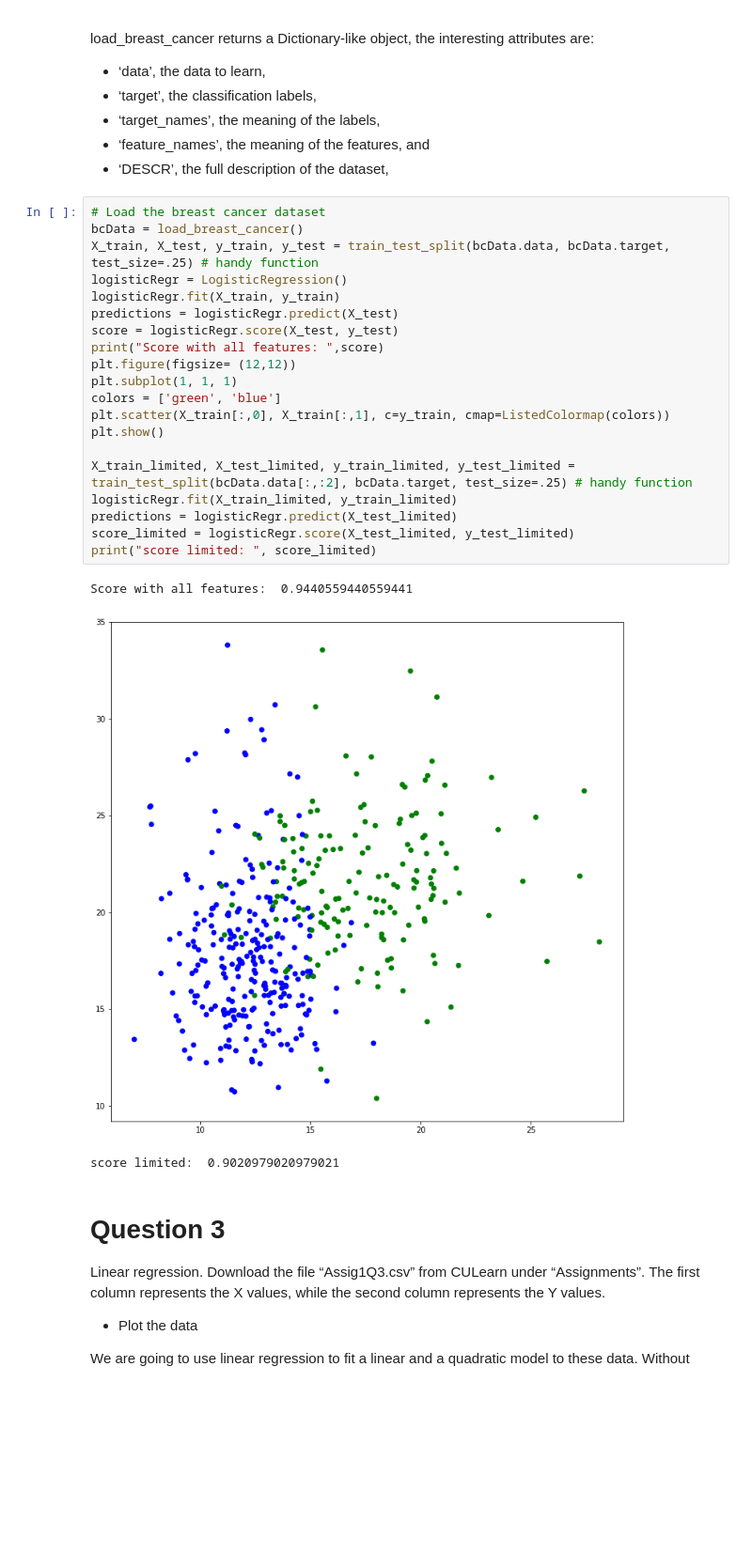
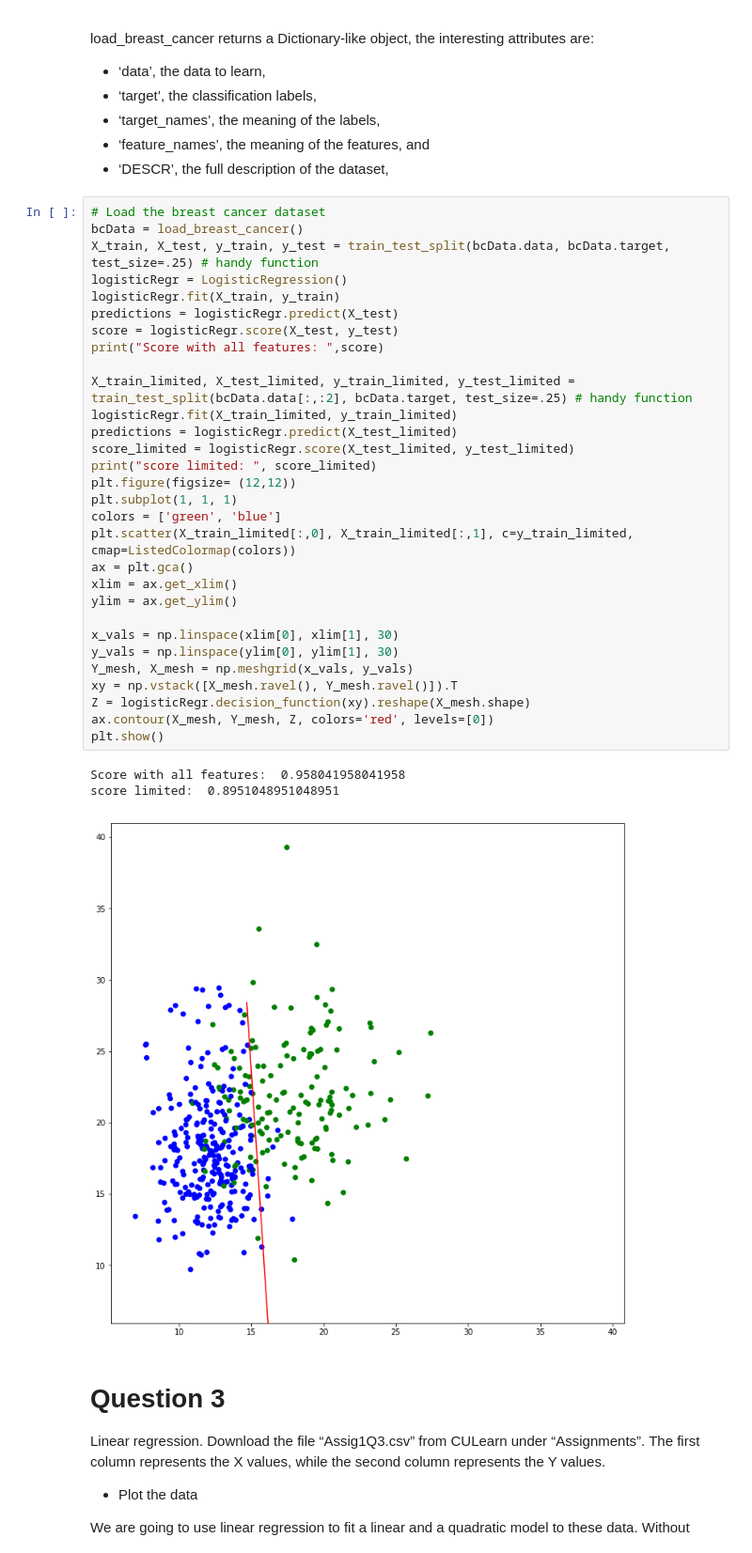
Before and after one commit to BrijPatel15/ML_Adventures, a Jupyter notebook: 1.ipynb, the cells around one changed output. Shown at 94% size. Drawn from its saved outputs; the diff is of its cells as text; blank space fills up the shorter version.

```diff
--- a/1.ipynb
+++ b/1.ipynb
@@ -66,27 +66,37 @@ load_breast_cancer returns a Dictionary-like object, the interesting attributes
 # %%
 # Load the breast cancer dataset
 bcData = load_breast_cancer()
 X_train, X_test, y_train, y_test = train_test_split(bcData.data, bcData.target, test_size=.25) # handy function
 logisticRegr = LogisticRegression()
 logisticRegr.fit(X_train, y_train)
 predictions = logisticRegr.predict(X_test)
 score = logisticRegr.score(X_test, y_test)
 print("Score with all features: ",score)
-plt.figure(figsize= (12,12))
-plt.subplot(1, 1, 1)
-colors = ['green', 'blue']
-plt.scatter(X_train[:,0], X_train[:,1], c=y_train, cmap=ListedColormap(colors))
-plt.show()
 
 X_train_limited, X_test_limited, y_train_limited, y_test_limited = train_test_split(bcData.data[:,:2], bcData.target, test_size=.25) # handy function
 logisticRegr.fit(X_train_limited, y_train_limited)
 predictions = logisticRegr.predict(X_test_limited)
 score_limited = logisticRegr.score(X_test_limited, y_test_limited)
 print("score limited: ", score_limited)
+plt.figure(figsize= (12,12))
+plt.subplot(1, 1, 1)
+colors = ['green', 'blue']
+plt.scatter(X_train_limited[:,0], X_train_limited[:,1], c=y_train_limited, cmap=ListedColormap(colors))
+ax = plt.gca()
+xlim = ax.get_xlim()
+ylim = ax.get_ylim()
+
+x_vals = np.linspace(xlim[0], xlim[1], 30)
+y_vals = np.linspace(ylim[0], ylim[1], 30)
+Y_mesh, X_mesh = np.meshgrid(x_vals, y_vals)
+xy = np.vstack([X_mesh.ravel(), Y_mesh.ravel()]).T
+Z = logisticRegr.decision_function(xy).reshape(X_mesh.shape)
+ax.contour(X_mesh, Y_mesh, Z, colors='red', levels=[0])
+plt.show()
 # %% [output]
-Score with all features:  0.9440559440559441
+Score with all features:  0.958041958041958
+score limited:  0.8951048951048951
-[figure, old version]
+[figure, new version]
-score limited:  0.9020979020979021
 # %% [markdown]
 # Question 3
 
```
Also changed, not shown: parts of 1 cell of this notebook.
